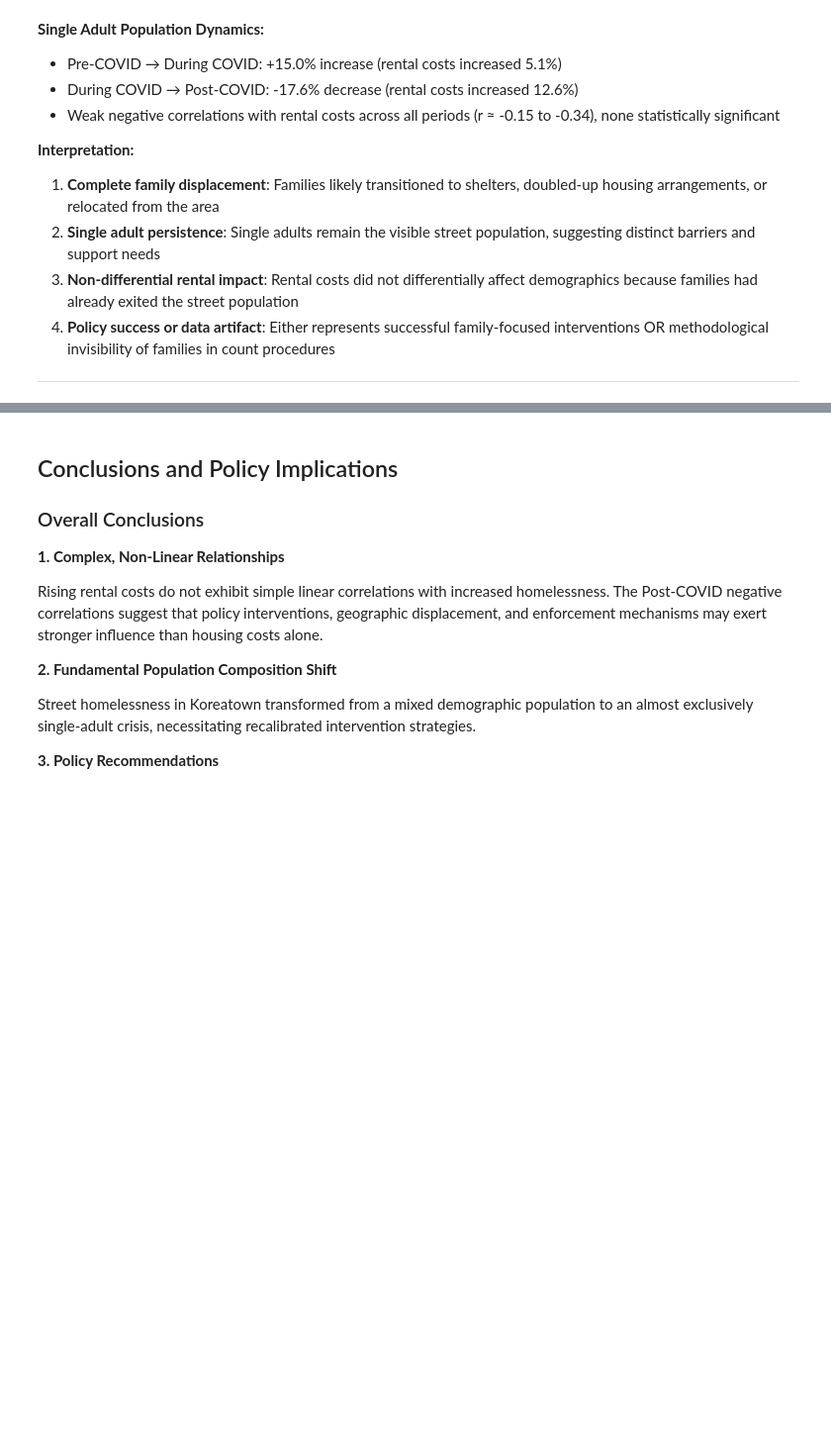
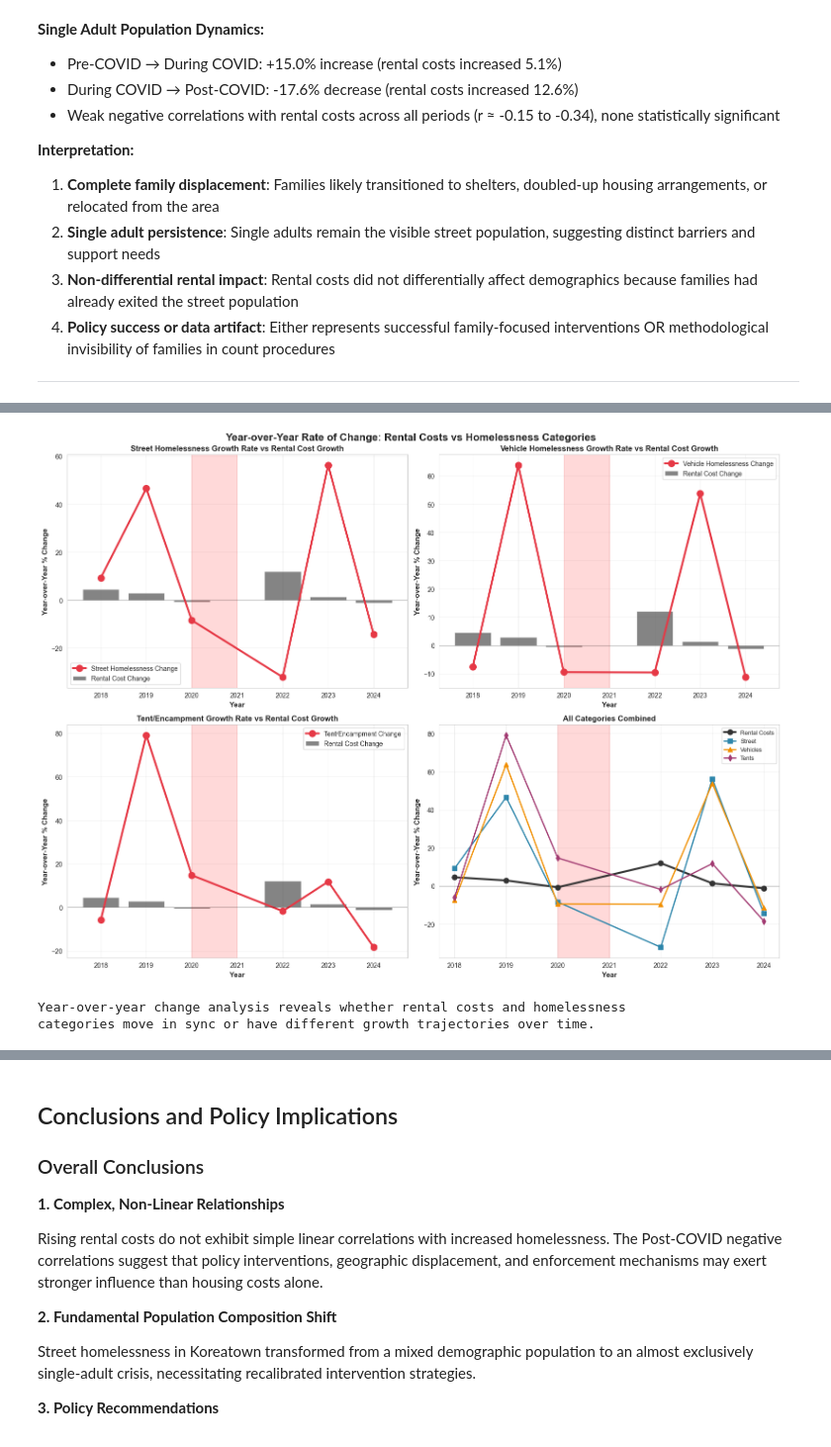
Before and after one commit to rxqnx00/homelessness_dataset, a Jupyter notebook: analysis.ipynb, the cells around one changed output, grey strips where cells are left out. Shown at 99% size. Cells and saved outputs as stored; diff of their text form; code cells hidden in the pictures; blank space fills up the shorter version.

Commit message:
images

```diff
--- a/analysis.ipynb
+++ b/analysis.ipynb
@@ -1105,0 +1128,76 @@ more single adults relative to families.
+# %%
+# Graph 1: Year-over-Year Rate of Change Comparison
+# Shows velocity of change in rental costs vs homelessness categories
+
+fig, axes = plt.subplots(2, 2, figsize=(16, 12))
+fig.suptitle('Year-over-Year Rate of Change: Rental Costs vs Homelessness Categories',
+             fontsize=16, fontweight='bold')
+
+# Calculate year-over-year percentage changes
+yoy_analysis = analysis_df.sort_values(['zip', 'year']).copy()
+for col in ['rental_index', 'livingonstreet_count', 'tot_vehicles_count', 'tot_tent_encamp_count']:
+    yoy_analysis[f'{col}_yoy'] = yoy_analysis.groupby('zip')[col].pct_change(fill_method=None) * 100
+
+# Aggregate by year
+yearly_yoy = yoy_analysis.groupby('year').agg({
+    'rental_index_yoy': 'mean',
+    'livingonstreet_count_yoy': 'mean',
+    'tot_vehicles_count_yoy': 'mean',
+    'tot_tent_encamp_count_yoy': 'mean'
+}).reset_index()
+
+categories = [
+    ('Street Homelessness', 'livingonstreet_count_yoy'),
+    ('Vehicle Homelessness', 'tot_vehicles_count_yoy'),
+    ('Tent/Encampment', 'tot_tent_encamp_count_yoy')
+]
+
+# Plot year-over-year changes for each category
+for idx, (cat_name, col_name) in enumerate(categories):
+    ax = axes[idx // 2, idx % 2]
+
+    ax.bar(yearly_yoy['year'], yearly_yoy['rental_index_yoy'],
+           alpha=0.6, color='#333333', label='Rental Cost Change')
+    ax.plot(yearly_yoy['year'], yearly_yoy[col_name],
+            'o-', color='#E63946', linewidth=3, markersize=10,
+            label=f'{cat_name} Change')
+
+    ax.axhline(y=0, color='black', linestyle='-', linewidth=1, alpha=0.3)
+    ax.set_xlabel('Year', fontsize=11, fontweight='bold')
+    ax.set_ylabel('Year-over-Year % Change', fontsize=11, fontweight='bold')
+    ax.set_title(f'{cat_name} Growth Rate vs Rental Cost Growth', fontsize=12, fontweight='bold')
+    ax.legend(loc='best')
+    ax.grid(True, alpha=0.3)
+
+    # Add shaded COVID regions
+    ax.axvspan(2020, 2021, alpha=0.15, color='red')
+
+# Plot 4: Combined comparison
+ax = axes[1, 1]
+ax.plot(yearly_yoy['year'], yearly_yoy['rental_index_yoy'],
+        'o-', color='#333333', linewidth=3, markersize=8, label='Rental Costs')
+ax.plot(yearly_yoy['year'], yearly_yoy['livingonstreet_count_yoy'],
+        's-', color='#2E86AB', linewidth=2, markersize=7, label='Street')
+ax.plot(yearly_yoy['year'], yearly_yoy['tot_vehicles_count_yoy'],
+        '^-', color='#F18F01', linewidth=2, markersize=7, label='Vehicles')
+ax.plot(yearly_yoy['year'], yearly_yoy['tot_tent_encamp_count_yoy'],
+        'd-', color='#A23B72', linewidth=2, markersize=7, label='Tents')
+
+ax.axhline(y=0, color='black', linestyle='-', linewidth=1, alpha=0.3)
+ax.axvspan(2020, 2021, alpha=0.15, color='red')
+ax.set_xlabel('Year', fontsize=11, fontweight='bold')
+ax.set_ylabel('Year-over-Year % Change', fontsize=11, fontweight='bold')
+ax.set_title('All Categories Combined', fontsize=12, fontweight='bold')
+ax.legend(loc='best', fontsize=9)
+ax.grid(True, alpha=0.3)
+
+plt.tight_layout()
+plt.savefig('figures/fig4_year_over_year_changes.png', dpi=300, bbox_inches='tight')
+plt.show()
+
+print("\nYear-over-year change analysis reveals whether rental costs and homelessness")
+print("categories move in sync or have different growth trajectories over time.")
+# %% [output]
+[figure, added]
+Year-over-year change analysis reveals whether rental costs and homelessness
+categories move in sync or have different growth trajectories over time.
```
Also changed, not shown: parts of 13 cells of this notebook, 10 other files.
